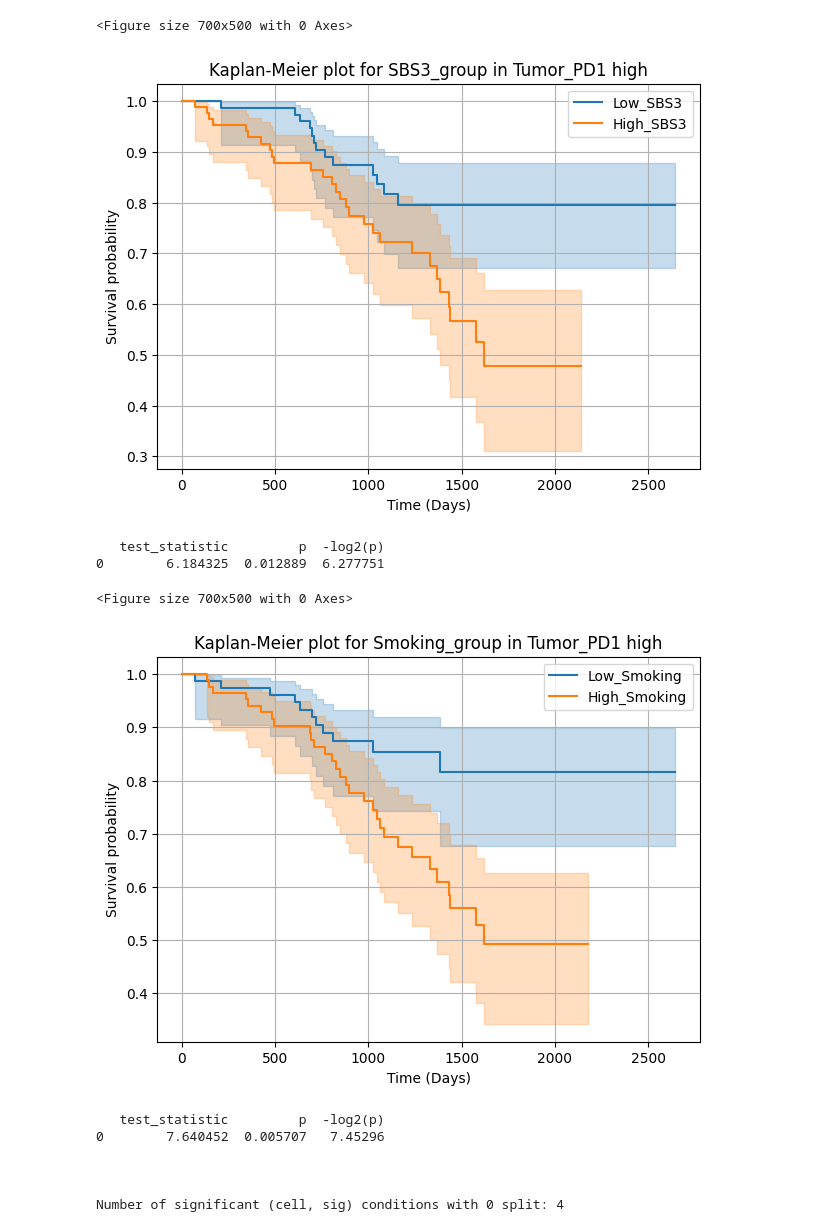
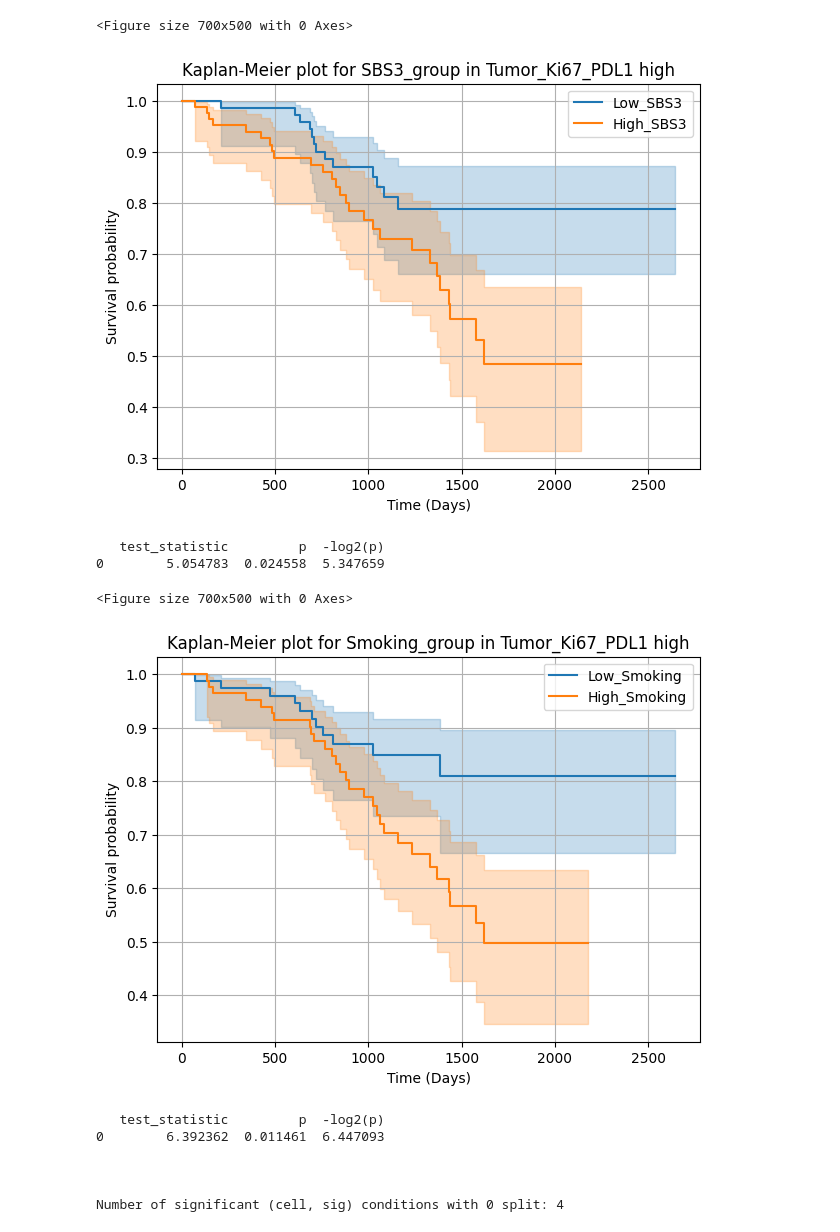
Before and after one commit to aprudlo/MutSig-TME, a Jupyter notebook: survival.ipynb, the cells around one changed output. Drawn from its saved outputs; the diff is of its cells as text; code cells hidden in the pictures.

```diff
--- a/survival.ipynb
+++ b/survival.ipynb
@@ -74,23 +77,19 @@ def kaplan_meier_plot(data, groups, event, duration, condition=None):
     plt.close()
     return False
 # %%
-# two conditions with 0 then median split
+# two conditions with 0 split
 
-def KP (clinical, data1, data2, con1, con2):
+def KP3 (clinical, data1, data2, con1, con2):
     plt.figure(figsize=(7, 5))
 
 
-    # merging
     df_plot = pd.merge(clinical[["immucan_id", "death", "time_to_event"]], data1[["patient", con1]], left_on="immucan_id", right_on="patient")
     df_plot = df_plot.drop(columns=['patient'])
-
     df_plot = pd.merge(df_plot, data2[["patient", con2]], left_on="immucan_id", right_on="patient")
     df_plot = df_plot.drop(columns=['patient'])
 
-    # separating on condition 1
     df_plot = df_plot[df_plot[con1] > 0]
 
-    # separating on condition 2
     med = df_plot[con2].median()
     df_plot[f'{con2}_group'] = df_plot[con2].apply(lambda x: f'High_{con2}' if x > med else f'Low_{con2}')
 
@@ -103,31 +102,31 @@ def KP (clinical, data1, data2, con1, con2):
 # %%
 # two conditions (1: IF2, 2: signatures) with 0 and median split
 count = 0
 
-for celltype in ["Tumor_PD1_Ki67", "Tumor_PD1"]:
+for celltype in ["Tumor_PD1_Ki67", "Tumor_Ki67_PDL1"]:
     for sig in ['SBS3', 'Smoking']:
-        check = KP(clinical, df2, signatures, celltype, sig)
+        check = KP3(clinical, df2, signatures, celltype, sig)
         count += check
 
 print('\n\n')
 print(f"Number of significant (cell, sig) conditions with 0 split: {count}")
 # %% [output]
 <Figure size 700x500 with 0 Axes>
 [figure]
    test_statistic         p  -log2(p)
 0        6.952878  0.008368  6.900824
 <Figure size 700x500 with 0 Axes>
 [figure]
    test_statistic         p  -log2(p)
 0        6.229854  0.012561  6.314858
 <Figure size 700x500 with 0 Axes>
-[figure, old version]
+[figure, new version]
    test_statistic         p  -log2(p)
-0        6.184325  0.012889  6.277751
+0        5.054783  0.024558  5.347659
 <Figure size 700x500 with 0 Axes>
-[figure, old version]
+[figure, new version]
    test_statistic         p  -log2(p)
-0        7.640452  0.005707   7.45296
+0        6.392362  0.011461  6.447093
 
 
 
```
Also changed, not shown: parts of 2 cells of this notebook.
